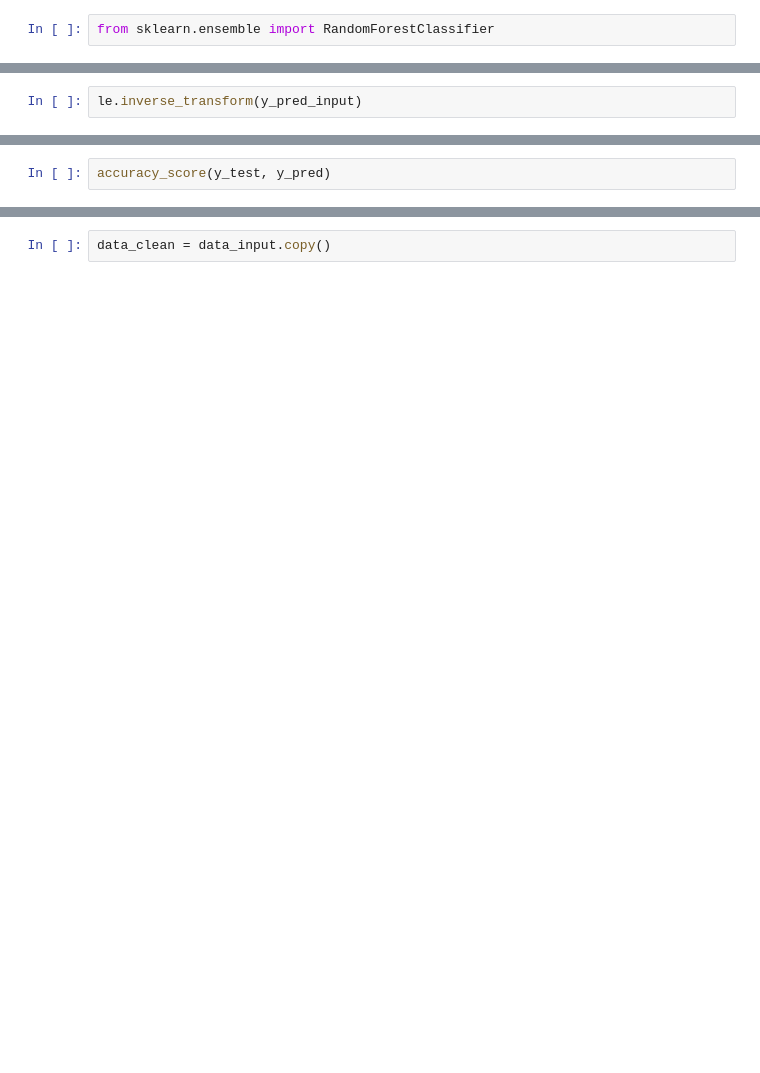
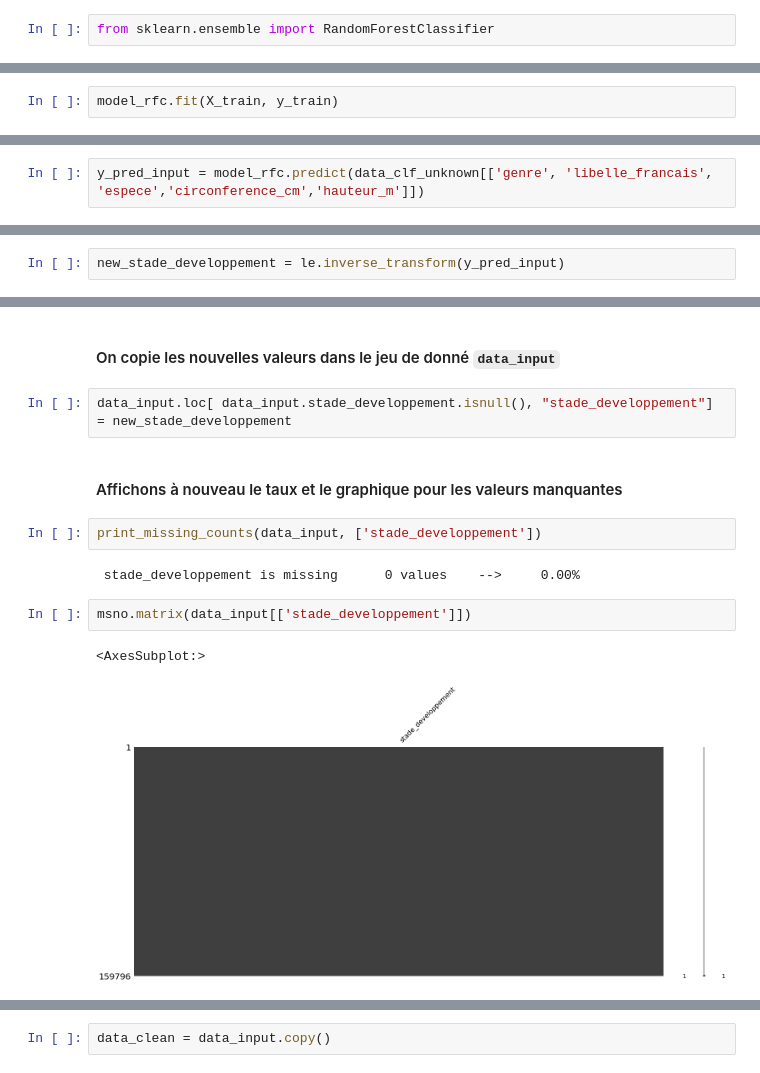
Before and after one commit to Valkea/OC_AI_02, a Jupyter notebook: EDA.ipynb, the cells around one changed output, grey strips where cells are left out. Cells and saved outputs as stored; diff of their text form; blank space fills up the shorter version.

```diff
--- a/EDA.ipynb
+++ b/EDA.ipynb
@@ -2373,0 +2365,2 @@ pd.Series(y_pred_input).value_counts()
+# %%
+model_rfc.fit(X_train, y_train)
@@ -2374,2 +2415,4 @@ pd.Series(y_pred_input).value_counts()
+# %%
+y_pred_input = model_rfc.predict(data_clf_unknown[['genre', 'libelle_francais', 'espece','circonference_cm','hauteur_m']])
 # %%
 y_pred_input
@@ -2378,2 +2423,2 @@ data_reg_pred.head()
 # %%
-le.inverse_transform(y_pred_input)
+new_stade_developpement = le.inverse_transform(y_pred_input)
@@ -2384,2 +2425,15 @@ accuracy_score(y_test, y_pred)
-# %%
-accuracy_score(y_test, y_pred)
+# %% [markdown]
+#### On copie les nouvelles valeurs dans le jeu de donné `data_input`
+# %%
+data_input.loc[ data_input.stade_developpement.isnull(), "stade_developpement"] = new_stade_developpement
+# %% [markdown]
+#### Affichons à nouveau le taux et le graphique pour les valeurs manquantes
+# %%
+print_missing_counts(data_input, ['stade_developpement'])
+# %% [output]
+ stade_developpement is missing      0 values    -->     0.00%
+# %%
+msno.matrix(data_input[['stade_developpement']])
+# %% [output]
+<AxesSubplot:>
+[figure, added]
```
Also changed, not shown: parts of 121 cells of this notebook.
